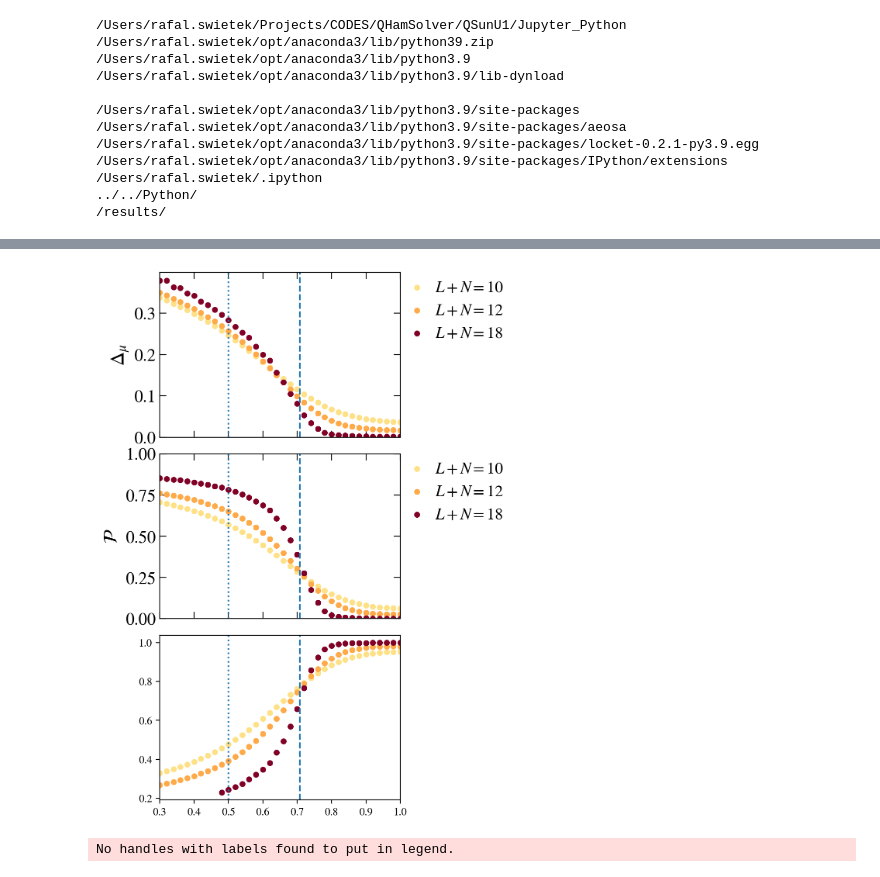
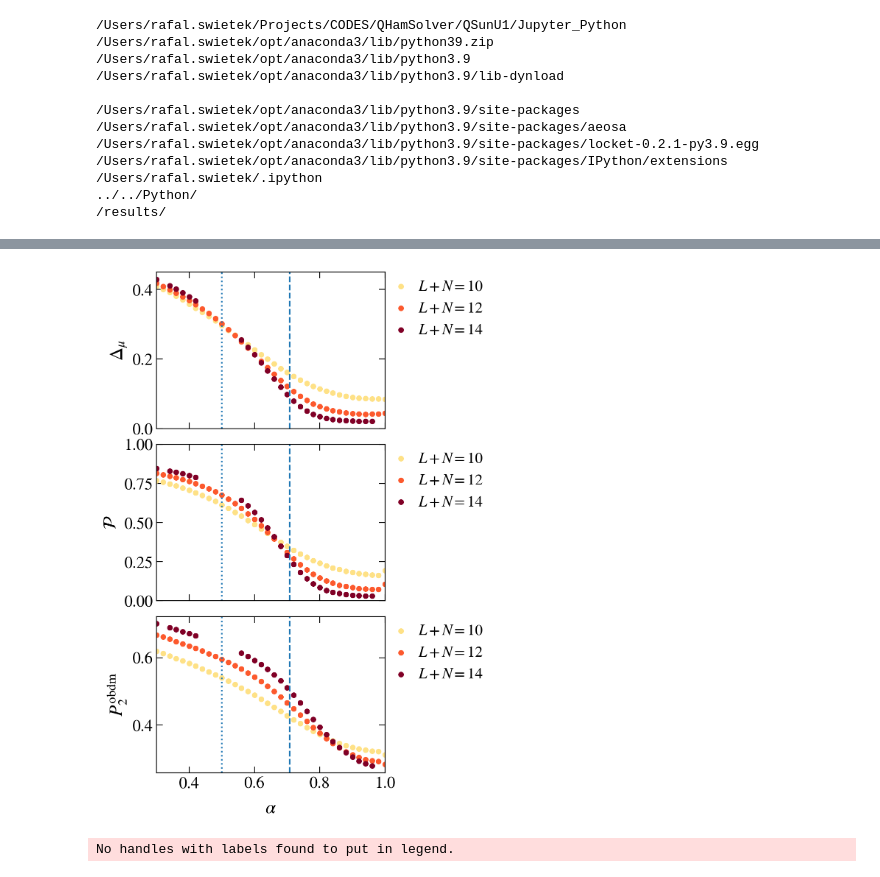
Before and after one commit to Rafal-Swietek/QHamSolver, a Jupyter notebook: QSunU1/Jupyter_Python/LIOMS.ipynb, the cells around one changed output, grey strips where cells are left out. Cells and saved outputs as stored; diff of their text form; code cells hidden in the pictures.

```diff
--- a/QSunU1/Jupyter_Python/LIOMS.ipynb
+++ b/QSunU1/Jupyter_Python/LIOMS.ipynb
@@ -203,11 +242,11 @@ J=1
 
 
 alfa=1
-h=0.0
-w=1.0
+h=1.0
+w=0.5
 zeta=0.2
 
-N=3
+N=4
 gamma=1.0
 ini_ave=1
 L = L_total - N
@@ -255,7 +294,7 @@ for iiL, L_total in enumerate(sizes):
 
         omegax = np.logspace(int(np.log10(0.1 / dim)), int(np.log10(5 + L_total)), 10*L_total-1)
 
-        name_out = base_dir +  "SpectralsSiteResolved/" + info(L=L, N=N, J=J, gamma=gamma, zeta=zeta, alfa=alfa, h=h, w=w, ext='.hdf5', ini_ave=ini_ave, Sz=0)
+        name_out = base_dir +  "SpectralsSiteResolved_E=0/" + info(L=L, N=N, J=J, gamma=gamma, zeta=zeta, alfa=alfa, h=h, w=w, ext='.hdf5', ini_ave=ini_ave, Sz=0)
 
         if exists(name_out):
             with h5py.File(name_out, "r") as file:
@@ -510,11 +547,11 @@ J=1
 
 
 alfa=1
-h=0.0
-w=1.0
+h=1.0
+w=0.5
 zeta=0.2
 
-N=3
+N=4
 gamma=1.0
 ini_ave=1
 L = L_total - N
@@ -524,7 +561,7 @@ scaled_disorder = 0
 def bandwidth(L, alfa):
     return 1 + (J**2) / 8 * alfa**2 * (alfa**L - 1) / (alfa**2 - 1) + L / 4 * (1 + (w**2) / 3)
 
-sizes = [10, 12, 18]
+sizes = [10, 12, 14]
 
 
 L_total = 9
@@ -551,9 +588,10 @@ for L_total in sizes:
     L = L_total - N
     dim = binom(L_total, L_total//2)
     col = s_m_L.to_rgba(L_total)
-    obdm_gap = np.zeros(alfas.shape)
-    Purity = np.zeros(alfas.shape)
-    NonGaussianity = np.zeros(alfas.shape)
+    obdm_gap = np.zeros(alfas.shape);             obdm_gap.fill(np.nan)
+    Purity = np.zeros(alfas.shape);               Purity.fill(np.nan)
+    NonGaussianity = np.zeros(alfas.shape);       NonGaussianity.fill(np.nan)
+    ipr = np.zeros(alfas.shape);       ipr.fill(np.nan)
 
     Localization = np.zeros(alfas.shape)
     Localization2 = np.zeros(alfas.shape)
@@ -562,36 +600,33 @@ for L_total in sizes:
         alfa = alfas[ii_a]
 
         # for r
-        name_out = base_dir +  "SpectralsSiteResolved/" + info(L=L, N=N, J=J, gamma=gamma, zeta=zeta, alfa=alfa, h=h, w=w, ext='.hdf5', ini_ave=ini_ave, Sz=0)
+        name_out = base_dir +  "SpectralsSiteResolved_E=0/" + info(L=L, N=N, J=J, gamma=gamma, zeta=zeta, alfa=alfa, h=h, w=w, ext='.hdf5', ini_ave=ini_ave, Sz=0)
+        try:
+            if exists(name_out):
+                with h5py.File(name_out, "r") as file:
+                    E   = np.array(file.get('average energies'))
+                    occupations = np.array(file.get('OneBody/occupations'))
+                    occupations = np.mean(occupations, axis=0)
 
-        if exists(name_out):
-            with h5py.File(name_out, "r") as file:
-                E   = np.array(file.get('average energies'))
-                E_av = np.mean(E)
-                idx = np.argmin( np.abs(E - E_av) )
-                num = min([500, dim//10])
-                Emin = int( idx - num//2 )
-                Emax = int( idx + num//2 )
+                    Localization[ii_a] = 1 - occupations[-1]
+                    Localization2[ii_a] = 1 - occupations[-2]
+                    Localization3[ii_a] = 1 - occupations[L_total//2]
+                    # Localization3[ii_a] = min([*occupations, *(1-occupations)])
 
-                occupations = np.array(file.get('OneBody/occupations'))
-                occupations = np.mean(occupations[Emin : Emax, :], axis=0)
+                    obdm_gap[ii_a] = occupations[L_total//2] - occupations[L_total//2-1]
 
-                Localization[ii_a] = 1 - occupations[-1]
-                Localization2[ii_a] = 1 - occupations[-2]
-                Localization3[ii_a] = 1 - occupations[L_total//2]
-                # Localization3[ii_a] = min([*occupations, *(1-occupations)])
-
-                obdm_gap[ii_a] = occupations[L_total//2] - occupations[L_total//2-1]
-
-                Purity[ii_a] = 4 * np.mean( np.array(file.get('OneBody/Purity'))[Emin : Emax] ) - 1
-                NonGaussianity[ii_a] = -np.mean( np.array(file.get('OneBody/NoneGaussianity'))[Emin : Emax] ) / np.log(2)
+                    Purity[ii_a]      = 4 * np.mean( np.array(file.get('OneBody_fermions/purity')) ) - 1
+                    NonGaussianity[ii_a] = -np.mean( np.array(file.get('OneBody_fermions/NonGaussianity')) ) / np.log(2)
+                    ipr[ii_a]             = np.mean( np.array(file.get('OneBody_fermions/IPR_obdm')) )
 
 
-        else:
-            print(name_out)
+            else:
+                print(name_out)
+        except OSError:
+            print("Failed to open: ", name_out)
     axis[0].scatter(alfas, obdm_gap, color=col, s=20, label = r"$L+N = %d$"%L_total)
     axis[1].scatter(alfas, Purity, color=col, s=20, label = r"$L+N = %d$"%L_total)
-    axis[2].scatter(alfas, NonGaussianity, color=col, s=20, label = r"$L+N = %d$"%L_total)
+    axis[2].scatter(alfas, ipr, color=col, s=20, label = r"$L+N = %d$"%L_total)
     # axis[0].scatter(alfas, Localization3, color=col, s=20, label = r"$L+N = %d$"%L_total)
     # axis[1].scatter(alfas, Localization2, color=col, s=20, label = r"$L+N = %d$"%L_total)
     # axis[2].scatter(alfas, Localization, color=col, s=20, label = r"$L+N = %d$"%L_total)
@@ -603,6 +638,11 @@ axis[0].set_ylim(0, None)
 fig_help.set_plot_elements(axis[1], ylabel=r"$\mathcal{P}$", xlabel=r"", font_size=16, set_legend=1, xscale='linear', yscale='linear')
 fig_help.set_legend(axis[1], fontsize=15, loc='upper left', anchor = (0.95, 1.04))
 axis[1].set_ylim(0, 1)
+
+fig_help.set_plot_elements(axis[2], ylabel=r"$P_2^{\rm obdm}$", xlabel=r"$\alpha$", font_size=16, set_legend=1, xscale='linear', yscale='linear')
+fig_help.set_legend(axis[2], fontsize=15, loc='upper left', anchor = (0.95, 1.04))
+# axis[2].set_ylim(0, 1)
+
 # fig_help.set_plot_elements(axis[0], ylabel=r"$\nu_{\rm min}$", xlabel=r"", font_size=16, set_legend=1, xscale='linear', yscale='log')
 # fig_help.set_legend(axis[0], fontsize=15, loc='upper left', anchor = (0.95, 1.04))
 # axis[0].set_ylim(0, 0.5)
@@ -624,4 +673,4 @@ fig.subplots_adjust(wspace = 0.02, hspace=0.1)
-[figure, old version]
+[figure, new version]
 # %%
 L_total=15
 
```
Also changed, not shown: parts of 6 cells of this notebook, 1 other file.
